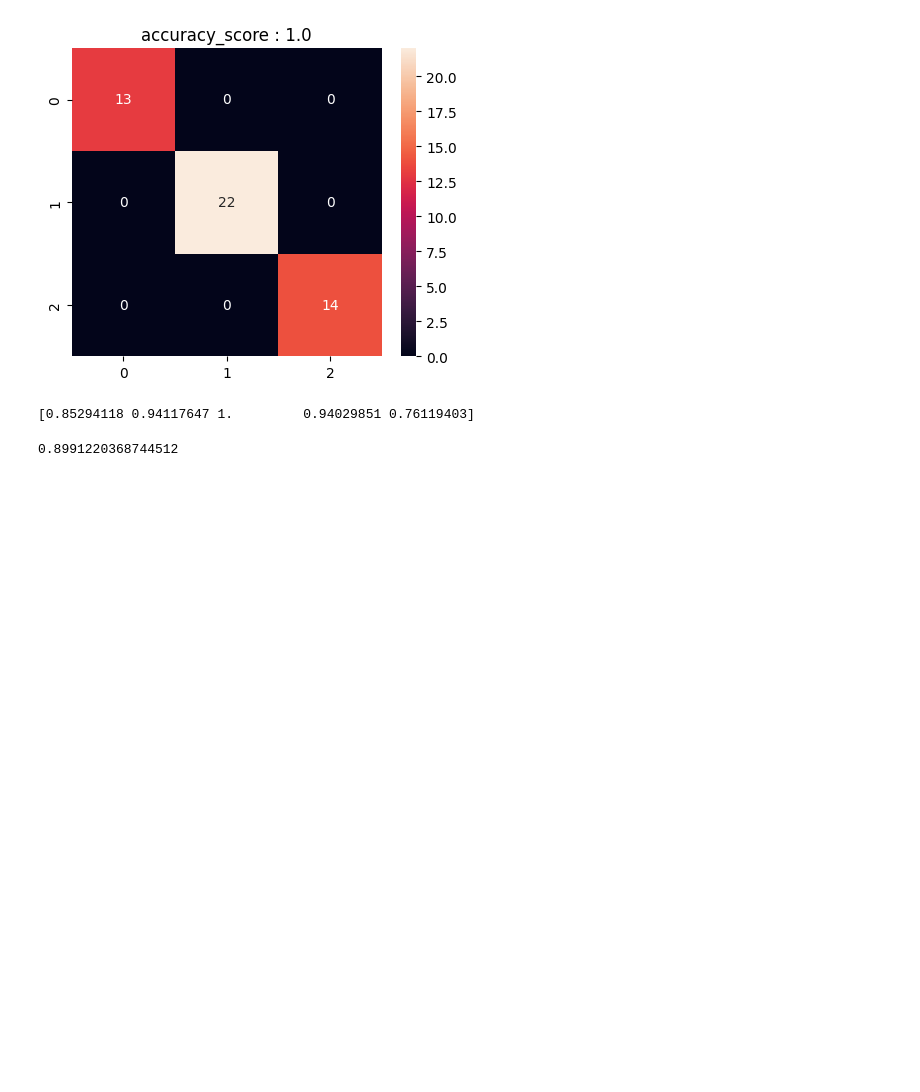
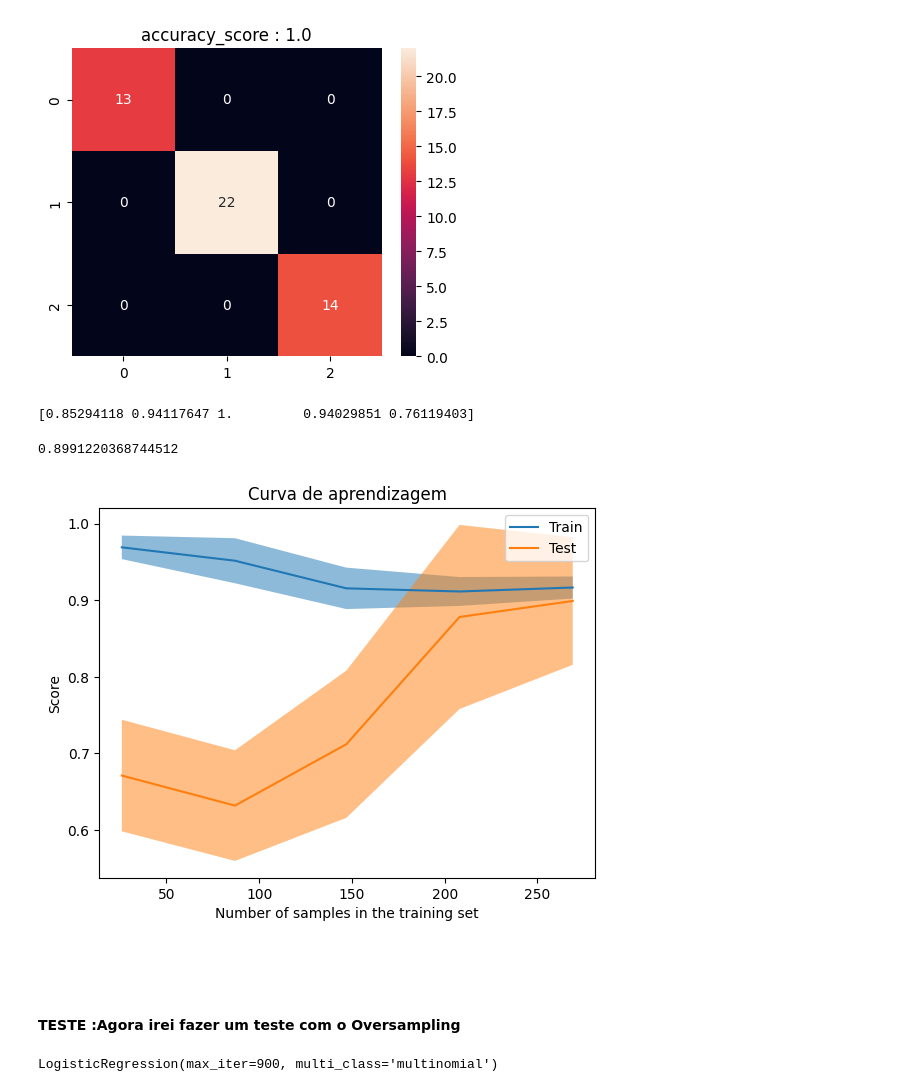
Before and after one commit to kaladabrio2020/Classfica-aoQualidadeDoSono, a Jupyter notebook: DisturbioDoSonoPrediction.ipynb, the cells around one changed output. Saved outputs shown, nothing was run; the diff lists cells and outputs as text; code cells hidden in the pictures; blank space fills up the shorter version.

```diff
--- a/DisturbioDoSonoPrediction.ipynb
+++ b/DisturbioDoSonoPrediction.ipynb
@@ -652,3 +674,14 @@ print(cross_val_score(bernoulli,X,Y,cv=fold))
 (cross_val_score(bernoulli,X,Y,cv=fold)).mean()
 # %% [output]
 0.8991220368744512
+# %%
+train_sizes, train_scores, test_scores = learning_curve(bernoulli, X, Y)
+LearningCurveDisplay(train_sizes=train_sizes,train_scores=train_scores, test_scores=test_scores, score_name="Score").plot()
+plt.title('Curva de aprendizagem')
+plt.show()
+# %% [output]
+[figure, added]
+# %% [markdown]
+&nbsp;
+# %% [markdown]
+#### TESTE :Agora irei fazer um teste com o Oversampling
@@ -654,0 +698,4 @@ print(cross_val_score(bernoulli,X,Y,cv=fold))
+# %%
+logistic.fit(xtrain,ytrain)
+# %% [output]
+LogisticRegression(max_iter=900, multi_class='multinomial')
```
Also changed, not shown: parts of 12 cells of this notebook.
